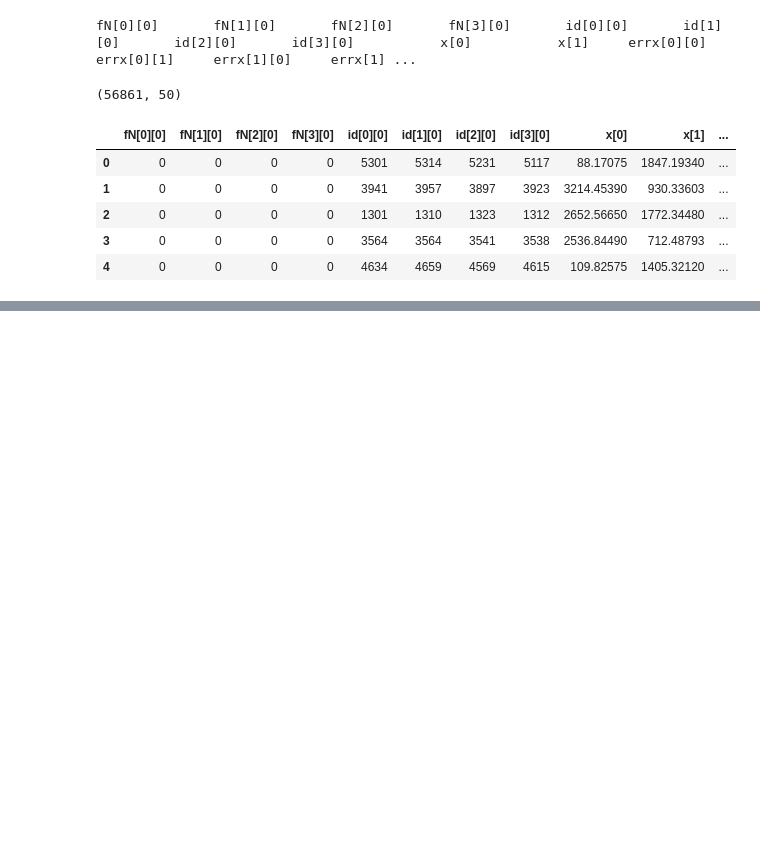
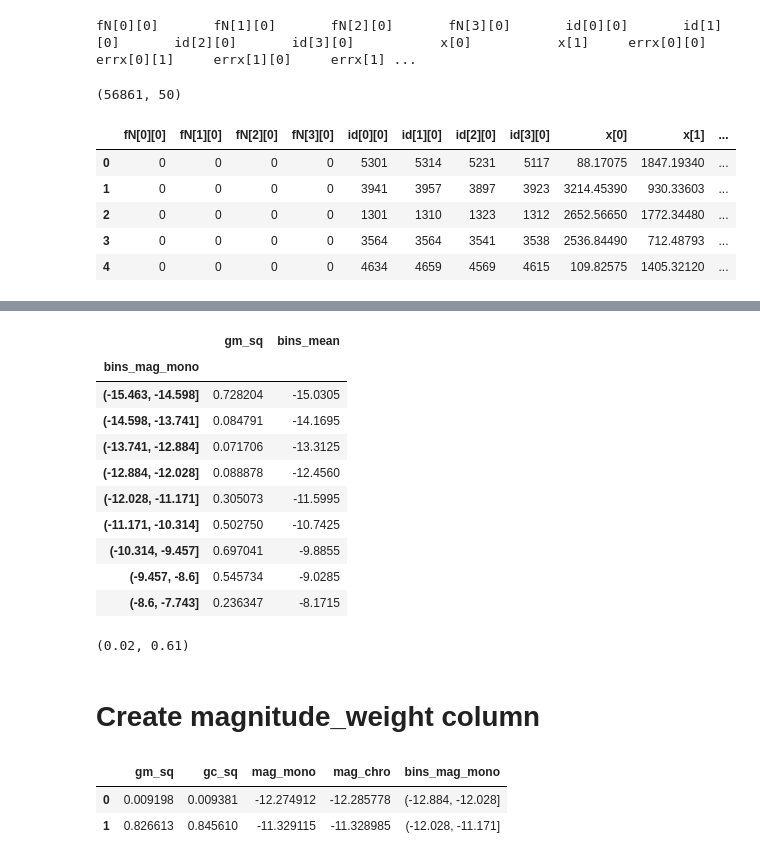
Before and after one commit to bpRsh/2019_shear_analysis_after_dmstack, a Jupyter notebook: Dec_2019/Dec_05/a02_g_sq_mean_for_magnitude_bins.ipynb, the cells around one changed output, grey strips where cells are left out. Cells and saved outputs as stored; diff of their text form; code cells hidden in the pictures; blank space fills up the shorter version.

```diff
--- a/Dec_2019/Dec_05/a02_g_sq_mean_for_magnitude_bins.ipynb
+++ b/Dec_2019/Dec_05/a02_g_sq_mean_for_magnitude_bins.ipynb
@@ -219,0 +238,4 @@ Name: gm_sq, dtype: int64
+# %%
+nbins = 9
+df['bins_mag_mono'] = pd.cut(df['mag_mono'],nbins)
+df.groupby('bins_mag_mono')['gm_sq'].count()
@@ -219,0 +254,40 @@ Name: gm_sq, dtype: int64
+# %%
+df9 = df.groupby('bins_mag_mono')['gm_sq'].mean().to_frame()
+df9['bins_mean'] = [np.mean(i) for i in df9.index.categories.to_tuples()]
+df9
+# %% [output]
+|  | gm_sq | bins_mean |
+| bins_mag_mono |  |  |
+| (-15.463, -14.598] | 0.728204 | -15.0305 |
+| (-14.598, -13.741] | 0.084791 | -14.1695 |
+| (-13.741, -12.884] | 0.071706 | -13.3125 |
+| (-12.884, -12.028] | 0.088878 | -12.4560 |
+| (-12.028, -11.171] | 0.305073 | -11.5995 |
+| (-11.171, -10.314] | 0.502750 | -10.7425 |
+| (-10.314, -9.457] | 0.697041 | -9.8855 |
+| (-9.457, -8.6] | 0.545734 | -9.0285 |
+| (-8.6, -7.743] | 0.236347 | -8.1715 |
+# %%
+from scipy.optimize import curve_fit
+
+
+x = df9['bins_mean'].to_numpy()
+y = df9['gm_sq'].to_numpy()
+
+def func(x, a, b):
+    return a*x + b
+
+params, _ = curve_fit(func, x, y)
+[a, b] = params.round(2)
+
+a,b
+# %% [output]
+(0.02, 0.61)
+# %% [markdown]
+# Create magnitude_weight column
+# %%
+df.iloc[:2,-5:]
+# %% [output]
+|  | gm_sq | gc_sq | mag_mono | mag_chro | bins_mag_mono |
+| 0 | 0.009198 | 0.009381 | -12.274912 | -12.285778 | (-12.884, -12.028] |
+| 1 | 0.826613 | 0.845610 | -11.329115 | -11.328985 | (-12.028, -11.171] |
```
Also changed, not shown: parts of 16 cells of this notebook.
